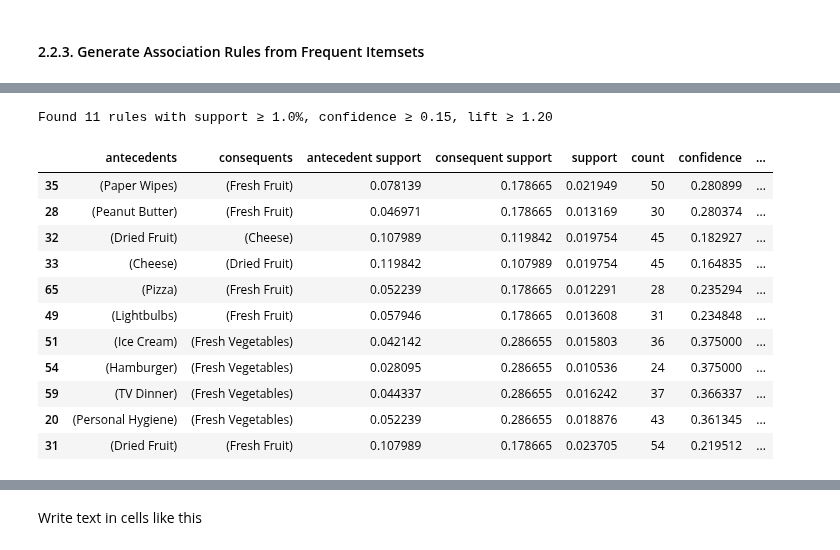
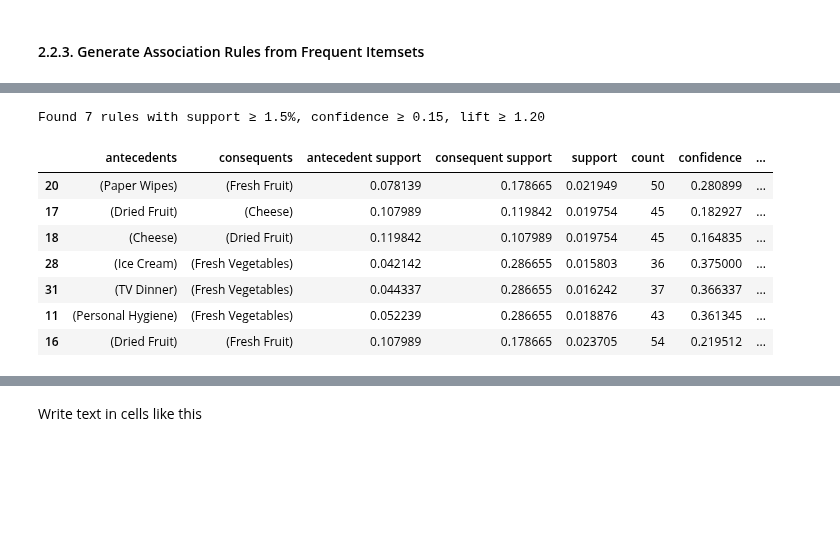
Before and after one commit to ijustsnapped/DataMine_PI, a Jupyter notebook: PD_202425_Project1/PD_202425_Project.ipynb, the cells around one changed output, grey strips where cells are left out. Drawn from its saved outputs; the diff is of its cells as text; code cells hidden in the pictures; blank space fills up the shorter version.

```diff
--- a/PD_202425_Project1/PD_202425_Project.ipynb
+++ b/PD_202425_Project1/PD_202425_Project.ipynb
@@ -3357,45 +3496,41 @@ fig.show()
 # %%
 # parameters
-min_sup   = 0.01
+min_sup   = 0.015
 min_conf  = 0.15
 min_lift  = 1.20
 
 freq_items = fpgrowth(
     binary_small,
     min_support=min_sup,
     use_colnames=True
 )
 
 rules = association_rules(
     freq_items,
     metric="confidence",
     min_threshold=min_conf
 )
 
 strong_rules = rules[rules['lift'] >= min_lift].copy()
 strong_rules['count'] = (strong_rules['support'] * binary_small.shape[0]).astype(int)
 strong_rules = strong_rules.sort_values(['lift','confidence'], ascending=False)
 
 print(
     f"Found {len(strong_rules)} rules with support ≥ {min_sup*100:.1f}%, "
     f"confidence ≥ {min_conf:.2f}, lift ≥ {min_lift:.2f}\n"
 )
 
 strong_rules[['antecedents', 'consequents', 'antecedent support', 'consequent support',
     'support', 'count',
     'confidence', 'lift',
     'leverage', 'conviction']].head(20)
 # %% [output]
-Found 11 rules with support ≥ 1.0%, confidence ≥ 0.15, lift ≥ 1.20
+Found 7 rules with support ≥ 1.5%, confidence ≥ 0.15, lift ≥ 1.20
 |  | antecedents | consequents | antecedent support | consequent support | support | count | confidence | ... |
-| 35 | (Paper Wipes) | (Fresh Fruit) | 0.078139 | 0.178665 | 0.021949 | 50 | 0.280899 | ... |
-| 28 | (Peanut Butter) | (Fresh Fruit) | 0.046971 | 0.178665 | 0.013169 | 30 | 0.280374 | ... |
-| 32 | (Dried Fruit) | (Cheese) | 0.107989 | 0.119842 | 0.019754 | 45 | 0.182927 | ... |
-| 33 | (Cheese) | (Dried Fruit) | 0.119842 | 0.107989 | 0.019754 | 45 | 0.164835 | ... |
-| 65 | (Pizza) | (Fresh Fruit) | 0.052239 | 0.178665 | 0.012291 | 28 | 0.235294 | ... |
-| 49 | (Lightbulbs) | (Fresh Fruit) | 0.057946 | 0.178665 | 0.013608 | 31 | 0.234848 | ... |
-| 51 | (Ice Cream) | (Fresh Vegetables) | 0.042142 | 0.286655 | 0.015803 | 36 | 0.375000 | ... |
-| 54 | (Hamburger) | (Fresh Vegetables) | 0.028095 | 0.286655 | 0.010536 | 24 | 0.375000 | ... |
-| 59 | (TV Dinner) | (Fresh Vegetables) | 0.044337 | 0.286655 | 0.016242 | 37 | 0.366337 | ... |
-| 20 | (Personal Hygiene) | (Fresh Vegetables) | 0.052239 | 0.286655 | 0.018876 | 43 | 0.361345 | ... |
-| 31 | (Dried Fruit) | (Fresh Fruit) | 0.107989 | 0.178665 | 0.023705 | 54 | 0.219512 | ... |
+| 20 | (Paper Wipes) | (Fresh Fruit) | 0.078139 | 0.178665 | 0.021949 | 50 | 0.280899 | ... |
+| 17 | (Dried Fruit) | (Cheese) | 0.107989 | 0.119842 | 0.019754 | 45 | 0.182927 | ... |
+| 18 | (Cheese) | (Dried Fruit) | 0.119842 | 0.107989 | 0.019754 | 45 | 0.164835 | ... |
+| 28 | (Ice Cream) | (Fresh Vegetables) | 0.042142 | 0.286655 | 0.015803 | 36 | 0.375000 | ... |
+| 31 | (TV Dinner) | (Fresh Vegetables) | 0.044337 | 0.286655 | 0.016242 | 37 | 0.366337 | ... |
+| 11 | (Personal Hygiene) | (Fresh Vegetables) | 0.052239 | 0.286655 | 0.018876 | 43 | 0.361345 | ... |
+| 16 | (Dried Fruit) | (Fresh Fruit) | 0.107989 | 0.178665 | 0.023705 | 54 | 0.219512 | ... |
```
Also changed, not shown: parts of 16 cells of this notebook.
